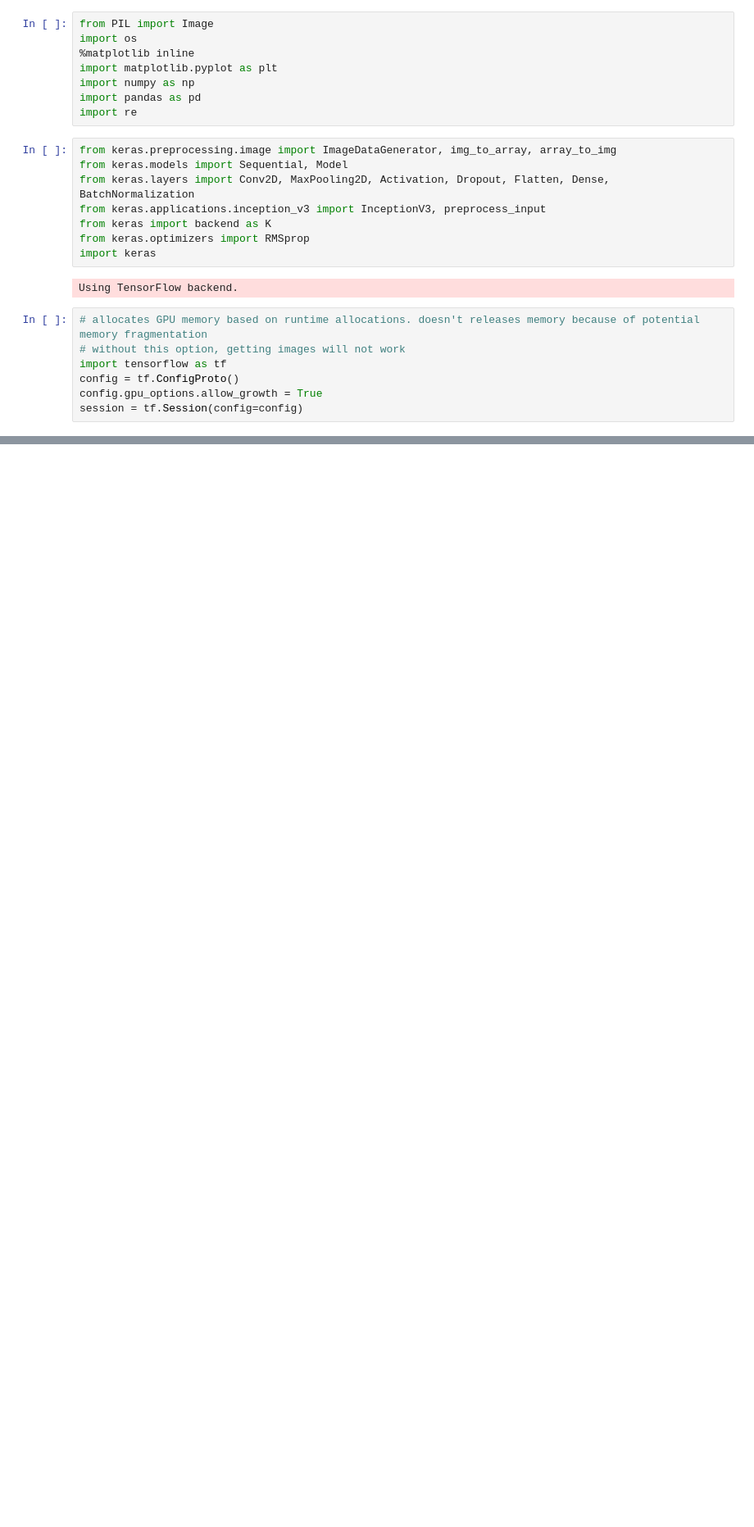
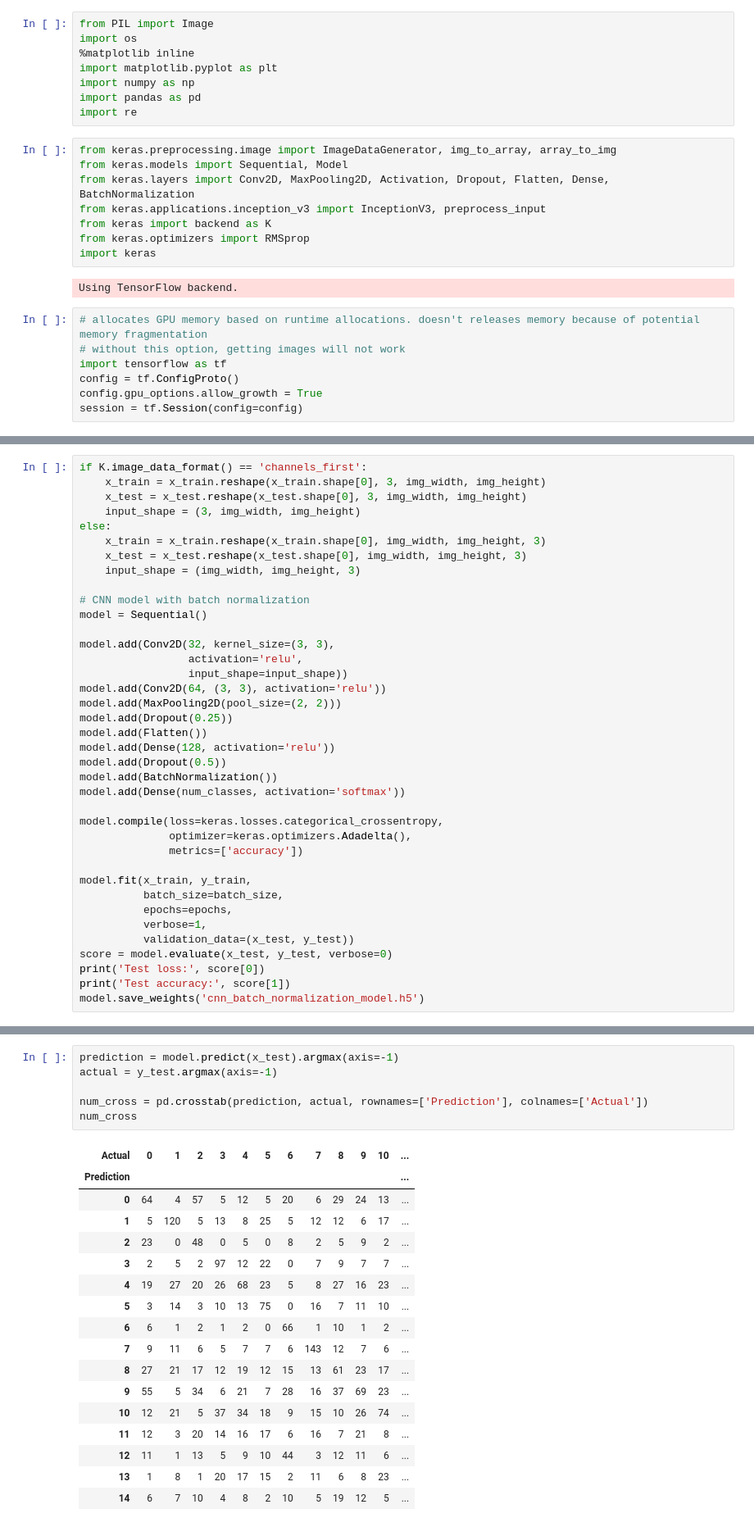
Before and after one commit to brianjinkim/thinkful_datascience, a Jupyter notebook: Unit 6/6.6.6 CNN with Images.ipynb, the cells around one changed output, grey strips where cells are left out. Shown at 82% size. Drawn from its saved outputs; the diff is of its cells as text; blank space fills up the shorter version.

```diff
--- a/Unit 6/6.6.6 CNN with Images.ipynb
+++ b/Unit 6/6.6.6 CNN with Images.ipynb
@@ -115,0 +210,38 @@ Found 100 images belonging to 2 classes.
+# %%
+if K.image_data_format() == 'channels_first':
+    x_train = x_train.reshape(x_train.shape[0], 3, img_width, img_height)
+    x_test = x_test.reshape(x_test.shape[0], 3, img_width, img_height)
+    input_shape = (3, img_width, img_height)
+else:
+    x_train = x_train.reshape(x_train.shape[0], img_width, img_height, 3)
+    x_test = x_test.reshape(x_test.shape[0], img_width, img_height, 3)
+    input_shape = (img_width, img_height, 3)
+
+# CNN model with batch normalization
+model = Sequential()
+
+model.add(Conv2D(32, kernel_size=(3, 3),
+                 activation='relu',
+                 input_shape=input_shape))
+model.add(Conv2D(64, (3, 3), activation='relu'))
+model.add(MaxPooling2D(pool_size=(2, 2)))
+model.add(Dropout(0.25))
+model.add(Flatten())
+model.add(Dense(128, activation='relu'))
+model.add(Dropout(0.5))
+model.add(BatchNormalization())
+model.add(Dense(num_classes, activation='softmax'))
+
+model.compile(loss=keras.losses.categorical_crossentropy,
+              optimizer=keras.optimizers.Adadelta(),
+              metrics=['accuracy'])
+
+model.fit(x_train, y_train,
+          batch_size=batch_size,
+          epochs=epochs,
+          verbose=1,
+          validation_data=(x_test, y_test))
+score = model.evaluate(x_test, y_test, verbose=0)
+print('Test loss:', score[0])
+print('Test accuracy:', score[1])
+model.save_weights('cnn_batch_normalization_model.h5')
@@ -115,0 +266,24 @@ Found 100 images belonging to 2 classes.
+# %%
+prediction = model.predict(x_test).argmax(axis=-1)
+actual = y_test.argmax(axis=-1)
+
+num_cross = pd.crosstab(prediction, actual, rownames=['Prediction'], colnames=['Actual'])
+num_cross
+# %% [output]
+| Actual | 0 | 1 | 2 | 3 | 4 | 5 | 6 | 7 | 8 | 9 | 10 | ... |
+| Prediction |  |  |  |  |  |  |  |  |  |  |  | ... |
+| 0 | 64 | 4 | 57 | 5 | 12 | 5 | 20 | 6 | 29 | 24 | 13 | ... |
+| 1 | 5 | 120 | 5 | 13 | 8 | 25 | 5 | 12 | 12 | 6 | 17 | ... |
+| 2 | 23 | 0 | 48 | 0 | 5 | 0 | 8 | 2 | 5 | 9 | 2 | ... |
+| 3 | 2 | 5 | 2 | 97 | 12 | 22 | 0 | 7 | 9 | 7 | 7 | ... |
+| 4 | 19 | 27 | 20 | 26 | 68 | 23 | 5 | 8 | 27 | 16 | 23 | ... |
+| 5 | 3 | 14 | 3 | 10 | 13 | 75 | 0 | 16 | 7 | 11 | 10 | ... |
+| 6 | 6 | 1 | 2 | 1 | 2 | 0 | 66 | 1 | 10 | 1 | 2 | ... |
+| 7 | 9 | 11 | 6 | 5 | 7 | 7 | 6 | 143 | 12 | 7 | 6 | ... |
+| 8 | 27 | 21 | 17 | 12 | 19 | 12 | 15 | 13 | 61 | 23 | 17 | ... |
+| 9 | 55 | 5 | 34 | 6 | 21 | 7 | 28 | 16 | 37 | 69 | 23 | ... |
+| 10 | 12 | 21 | 5 | 37 | 34 | 18 | 9 | 15 | 10 | 26 | 74 | ... |
+| 11 | 12 | 3 | 20 | 14 | 16 | 17 | 6 | 16 | 7 | 21 | 8 | ... |
+| 12 | 11 | 1 | 13 | 5 | 9 | 10 | 44 | 3 | 12 | 11 | 6 | ... |
+| 13 | 1 | 8 | 1 | 20 | 17 | 15 | 2 | 11 | 6 | 8 | 23 | ... |
+| 14 | 6 | 7 | 10 | 4 | 8 | 2 | 10 | 5 | 19 | 12 | 5 | ... |
```
Also changed, not shown: parts of 29 cells of this notebook.
